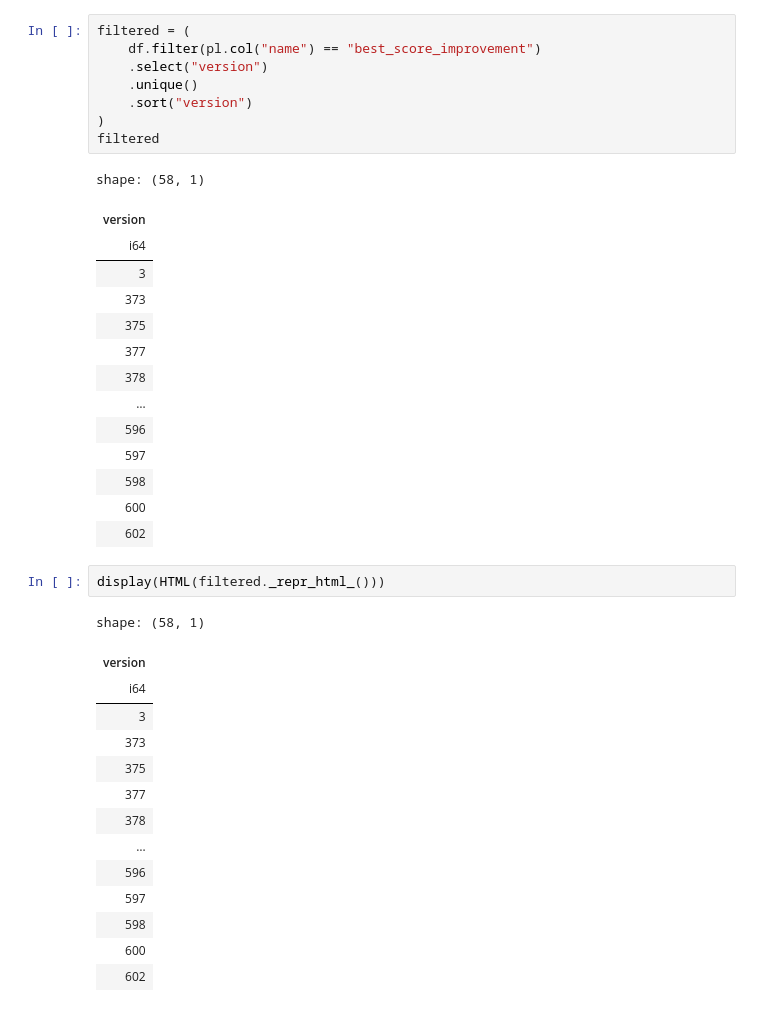
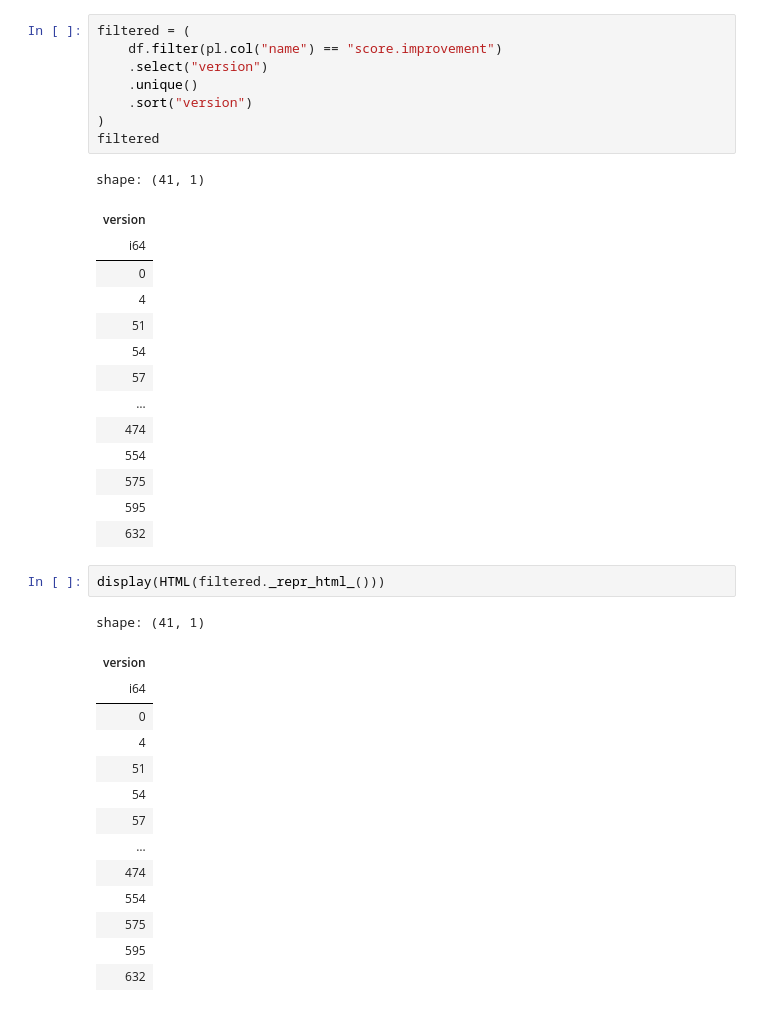
Before and after one commit to pkalivas/radiate, a Jupyter notebook: examples/python/gg.ipynb, the cells around one changed output. Cells and saved outputs as stored; diff of their text form.

```diff
--- a/examples/python/gg.ipynb
+++ b/examples/python/gg.ipynb
@@ -130,40 +195,40 @@ shape: (23_453, 19)
 # %%
 filtered = (
-    df.filter(pl.col("name") == "best_score_improvement")
+    df.filter(pl.col("name") == "score.improvement")
     .select("version")
     .unique()
     .sort("version")
 )
 filtered
 # %% [output]
-shape: (58, 1)
+shape: (41, 1)
 | version |
 | i64 |
-| 3 |
-| 373 |
-| 375 |
-| 377 |
-| 378 |
+| 0 |
+| 4 |
+| 51 |
+| 54 |
+| 57 |
 | … |
-| 596 |
-| 597 |
-| 598 |
-| 600 |
-| 602 |
+| 474 |
+| 554 |
+| 575 |
+| 595 |
+| 632 |
 # %%
 display(HTML(filtered._repr_html_()))
 # %% [output]
-shape: (58, 1)
+shape: (41, 1)
 | version |
 | i64 |
-| 3 |
-| 373 |
-| 375 |
-| 377 |
-| 378 |
+| 0 |
+| 4 |
+| 51 |
+| 54 |
+| 57 |
 | … |
-| 596 |
-| 597 |
-| 598 |
-| 600 |
-| 602 |
+| 474 |
+| 554 |
+| 575 |
+| 595 |
+| 632 |
```
Also changed, not shown: parts of 6 cells of this notebook, 54 other files.
